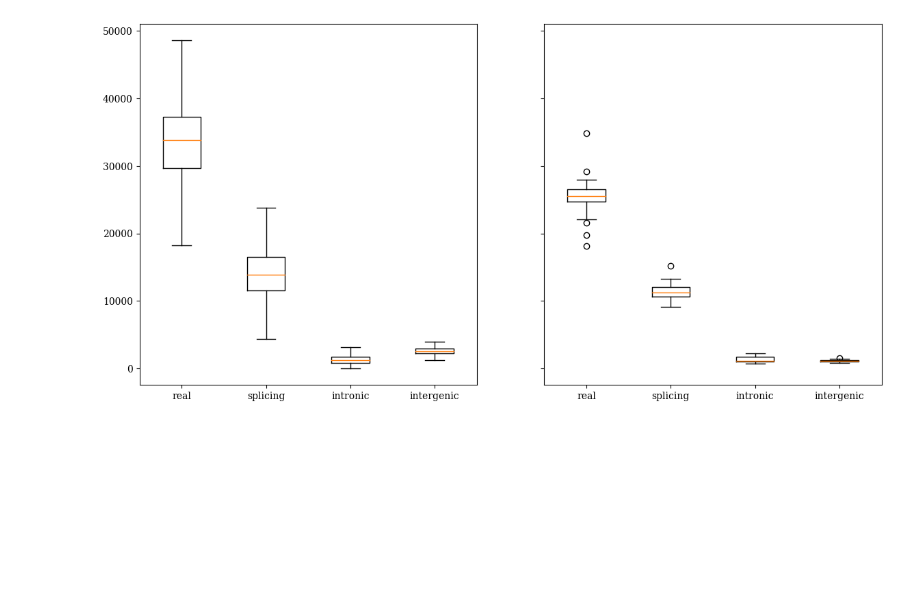
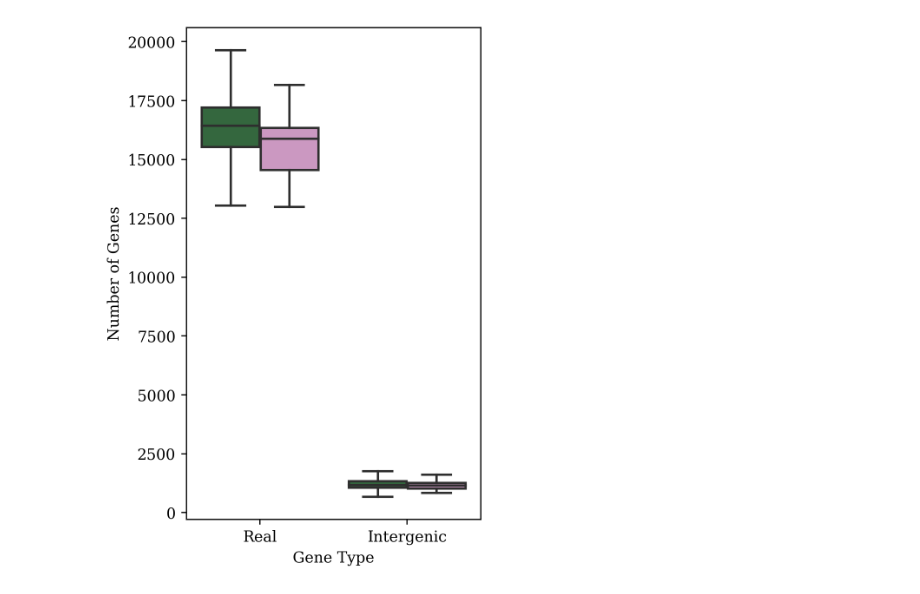
Before and after one commit to alevar/tx_noise, a Jupyter notebook: notebooks/simulation_stage5_results.ipynb, the cells around one changed output. Saved outputs shown, nothing was run; the diff lists cells and outputs as text; code cells hidden in the pictures; blank space fills up the shorter version.

```diff
--- a/notebooks/simulation_stage5_results.ipynb
+++ b/notebooks/simulation_stage5_results.ipynb
@@ -156,26 +194,10 @@ plt.show()
-# %%
-tx_ns = pd.read_csv(base_dir_out+"res.num_tx_per_sample")
-tx_ns = tx_ns[["real","splicing","intronic","intergenic"]]
-
-# for label in tx_ns.columns:
-#     # now we shall remove any outliers from the data
-#     q25,q50,q75 = tx_ns[label].quantile([0.25,0.5,0.75])
-#     iqr = q75-q25
-#     thw = q75+1.5*iqr
-#     tlw = q25-1.5*iqr
-#     ahw = tx_ns[tx_ns[label]<=thw][label].max()
-#     alw = tx_ns[tx_ns[label]>=tlw][label].min()
-#     tx_ns = tx_ns[(tx_ns[label]<=ahw)&(tx_ns[label]>=alw)].reset_index(drop=True)
-
-fig1, axes = plt.subplots(ncols=2,nrows=1,figsize=(14,7),dpi=100,sharey='row')
-axes[0].boxplot(tx_ns.T,labels=tx_ns.T.index.tolist(), showfliers=False)
-
-num_txs_sample_sim = pd.concat([pd.DataFrame(num_txs_sample_real,columns=["real"]),\
-                                pd.DataFrame(num_txs_sample_splicing,columns=["splicing"]),\
-                                pd.DataFrame(num_txs_sample_intronic,columns=["intronic"]),\
-                                pd.DataFrame(num_txs_sample_intergenic,columns=["intergenic"])],axis=1)
-axes[1].boxplot(num_txs_sample_sim.T,labels=num_txs_sample_sim.T.index.tolist())
-
-plt.show()
-# %% [output]
-[figure, removed]
+# %%
+fig = plt.figure(figsize=(3.5,6),dpi=250)
+ax = sns.boxplot(x="Gene Type",y="Number of Genes",hue="Dataset",data=res_sloc_df,palette="cubehelix",showfliers=False)
+# ax.set_title("Number of Genes per Sample in GTEx\nand Simulated Datasets")
+ax.set_xlabel("Gene Type")
+ax.set_ylabel("Number of Genes")
+ax.legend().remove()
+plt.show()
+# %% [output]
+[figure, added]
```
Also changed, not shown: parts of 18 cells of this notebook, 11 other files.
